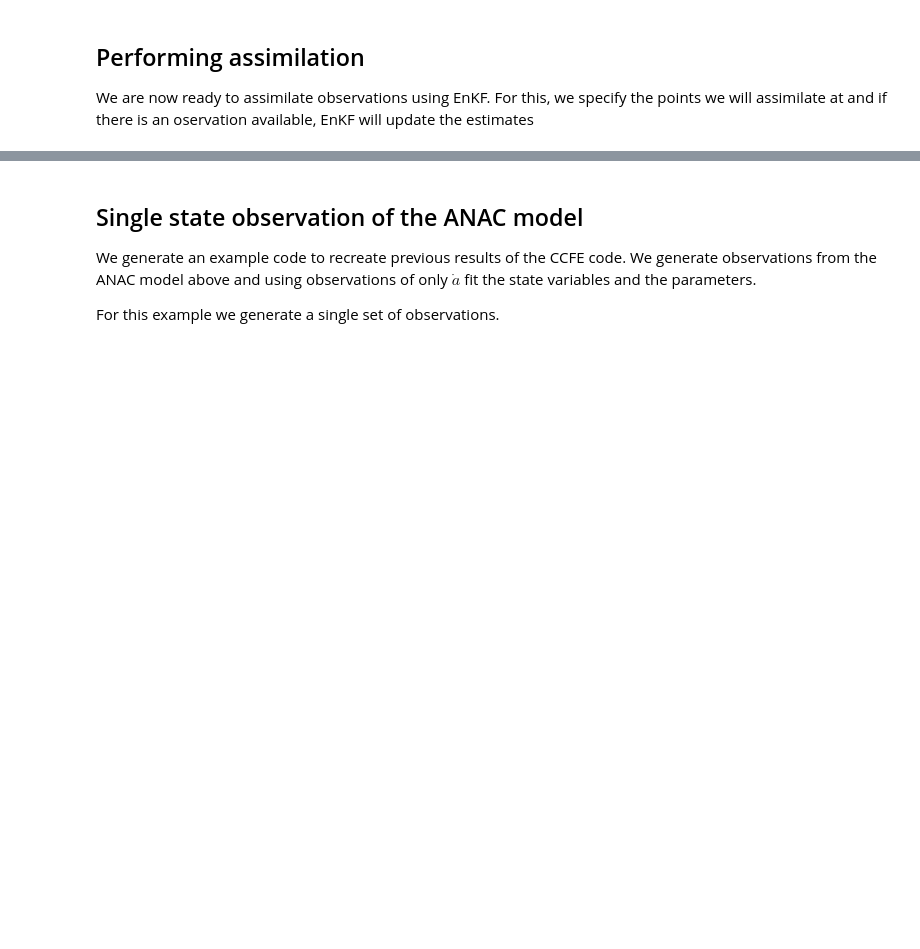
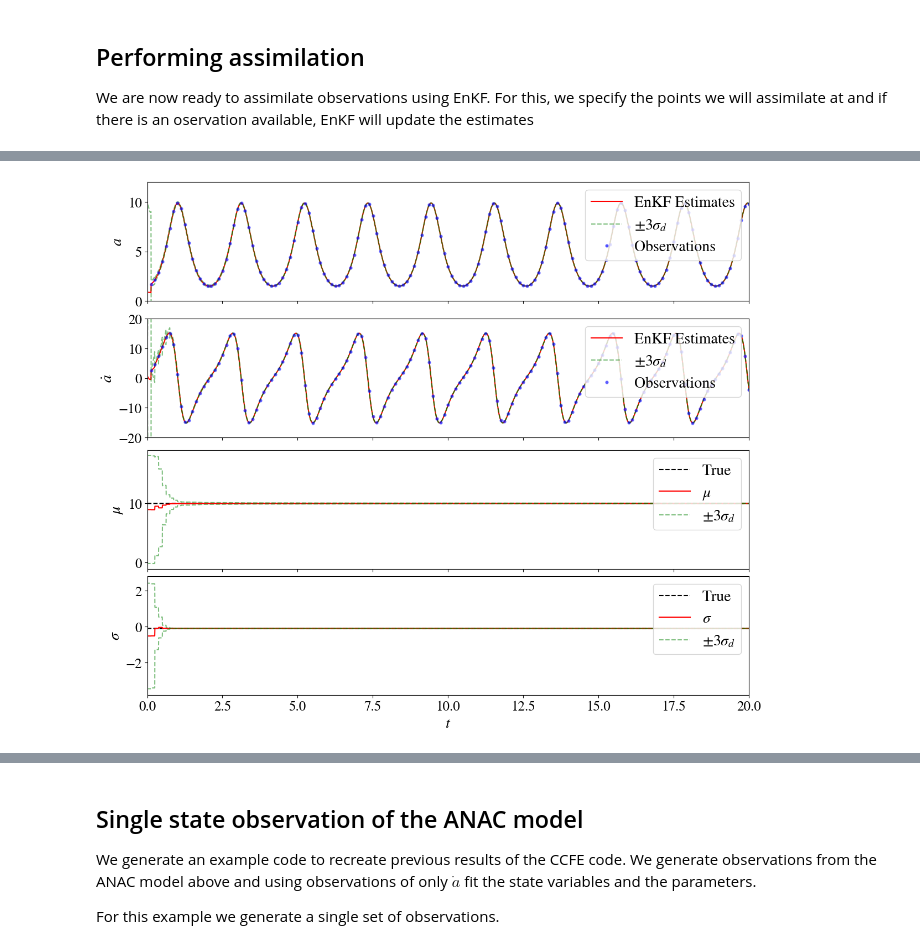
Before and after one commit to royalasdaircoding/enkf_ANAC, a Jupyter notebook: EnKF_ANAC_github.ipynb, the cells around one changed output, grey strips where cells are left out. Saved outputs shown, nothing was run; the diff lists cells and outputs as text; code cells hidden in the pictures; blank space fills up the shorter version.

```diff
--- a/EnKF_ANAC_github.ipynb
+++ b/EnKF_ANAC_github.ipynb
@@ -368,0 +495,4 @@ plt.savefig("two_state_measurement.pdf",
+# %%
+plot_double_measurement(time_prediction, observations, estimates, Pmat)
+# %% [output]
+[figure, added]
```
Also changed, not shown: parts of 24 cells of this notebook, 2 other files.
